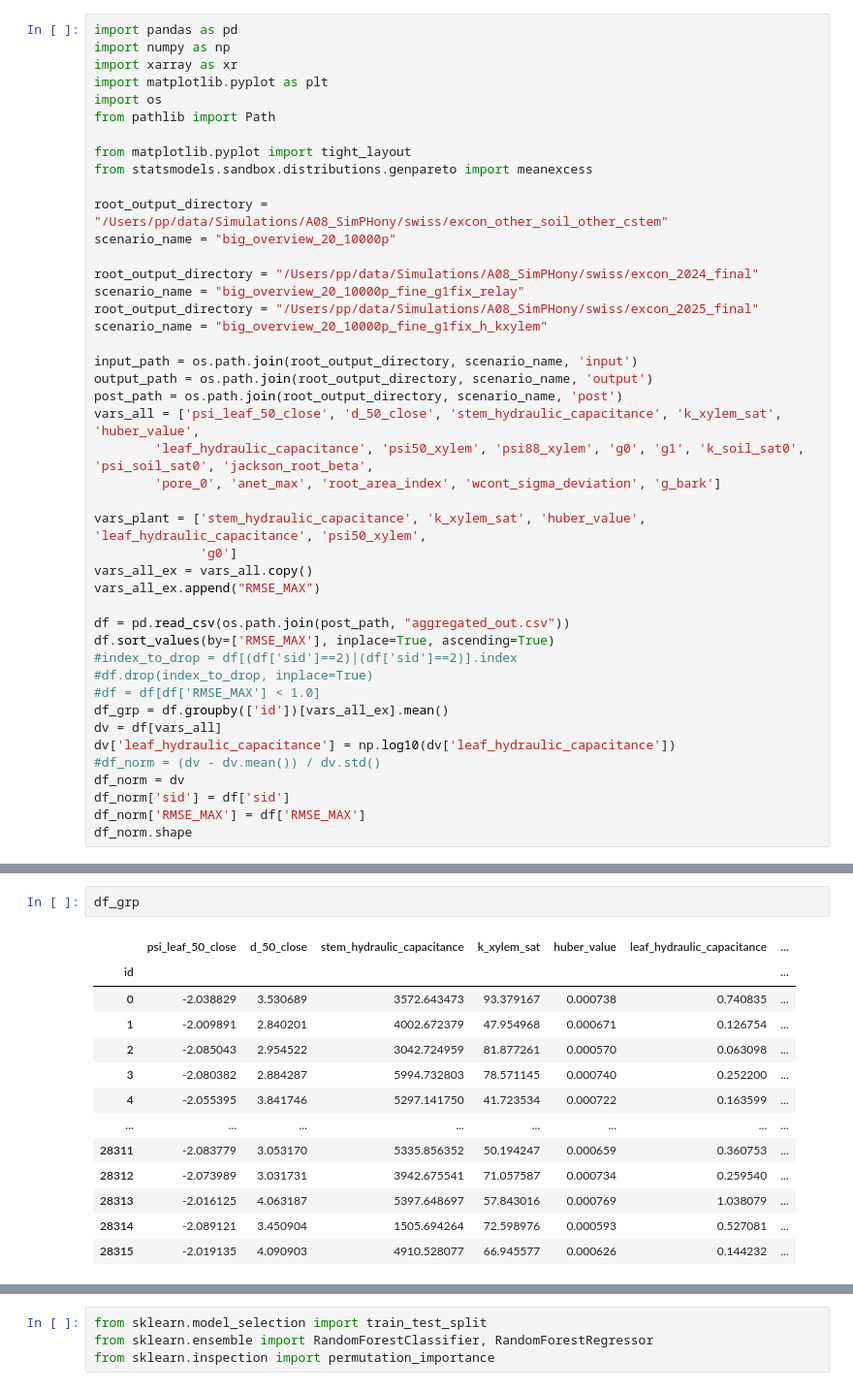
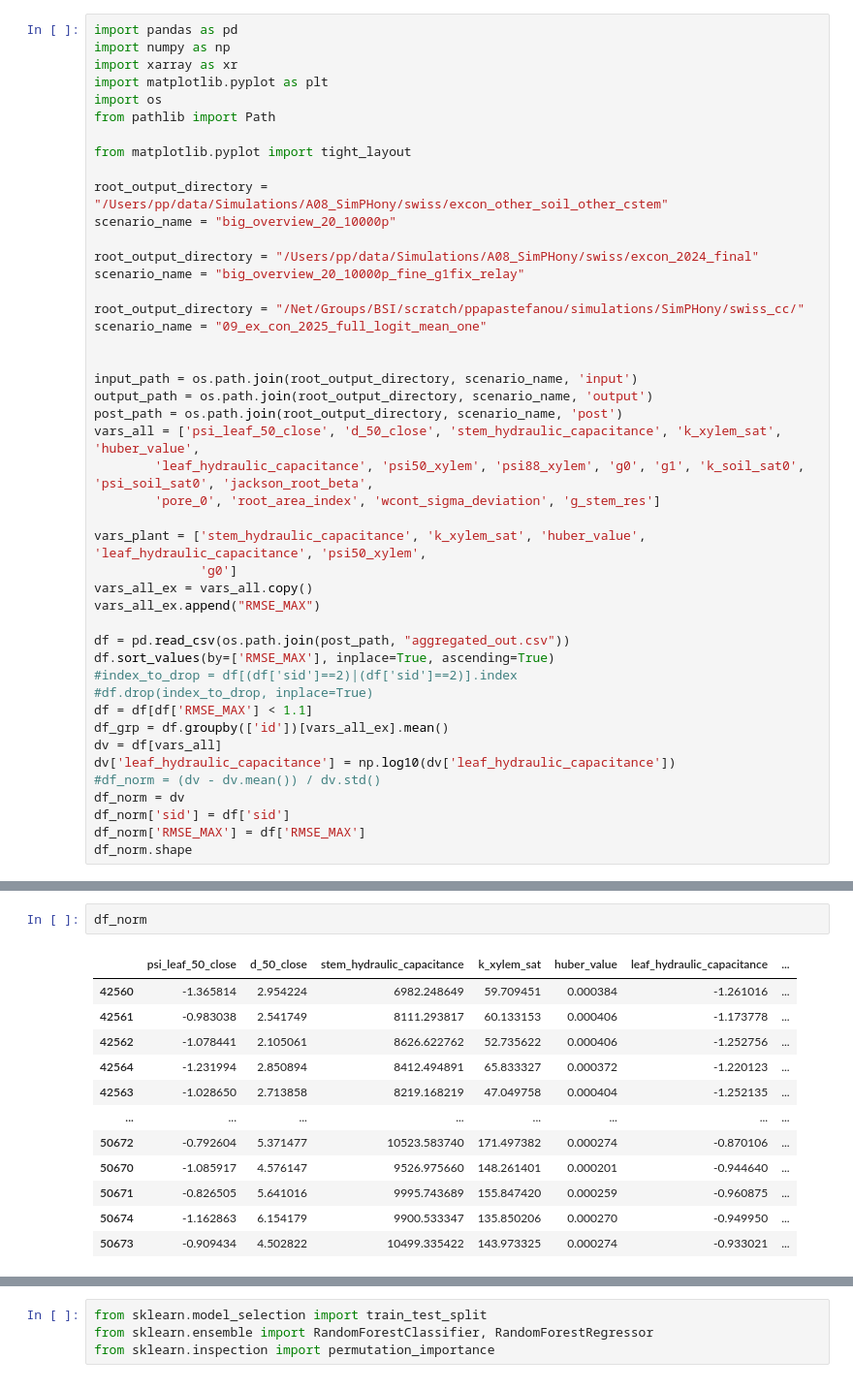
Before and after one commit to PhillipPapastefanou/SimPHony, a Jupyter notebook: appl/swiss/post_processing/ex_con/Figure_2_RF.ipynb, the cells around one changed output, grey strips where cells are left out. Shown at 97% size. Drawn from its saved outputs; the diff is of its cells as text.

```diff
--- a/appl/swiss/post_processing/ex_con/Figure_2_RF.ipynb
+++ b/appl/swiss/post_processing/ex_con/Figure_2_RF.ipynb
@@ -7,22 +7,23 @@ import os
 from pathlib import Path
 
 from matplotlib.pyplot import tight_layout
-from statsmodels.sandbox.distributions.genpareto import meanexcess
 
 root_output_directory = "/Users/pp/data/Simulations/A08_SimPHony/swiss/excon_other_soil_other_cstem"
 scenario_name = "big_overview_20_10000p"
 
 root_output_directory = "/Users/pp/data/Simulations/A08_SimPHony/swiss/excon_2024_final"
 scenario_name = "big_overview_20_10000p_fine_g1fix_relay"
-root_output_directory = "/Users/pp/data/Simulations/A08_SimPHony/swiss/excon_2025_final"
-scenario_name = "big_overview_20_10000p_fine_g1fix_h_kxylem"
+
+root_output_directory = "/Net/Groups/BSI/scratch/ppapastefanou/simulations/SimPHony/swiss_cc/"
+scenario_name = "09_ex_con_2025_full_logit_mean_one"
+
 
 input_path = os.path.join(root_output_directory, scenario_name, 'input')
 output_path = os.path.join(root_output_directory, scenario_name, 'output')
 post_path = os.path.join(root_output_directory, scenario_name, 'post')
 vars_all = ['psi_leaf_50_close', 'd_50_close', 'stem_hydraulic_capacitance', 'k_xylem_sat', 'huber_value',
         'leaf_hydraulic_capacitance', 'psi50_xylem', 'psi88_xylem', 'g0', 'g1', 'k_soil_sat0', 'psi_soil_sat0', 'jackson_root_beta',
-        'pore_0', 'anet_max', 'root_area_index', 'wcont_sigma_deviation', 'g_bark']
+        'pore_0', 'root_area_index', 'wcont_sigma_deviation', 'g_stem_res']
 
 vars_plant = ['stem_hydraulic_capacitance', 'k_xylem_sat', 'huber_value', 'leaf_hydraulic_capacitance', 'psi50_xylem',
               'g0']
@@ -33,7 +34,7 @@ df = pd.read_csv(os.path.join(post_path, "aggregated_out.csv"))
 df.sort_values(by=['RMSE_MAX'], inplace=True, ascending=True)
 #index_to_drop = df[(df['sid']==2)|(df['sid']==2)].index
 #df.drop(index_to_drop, inplace=True)
-#df = df[df['RMSE_MAX'] < 1.0]
+df = df[df['RMSE_MAX'] < 1.1]
 df_grp = df.groupby(['id'])[vars_all_ex].mean()
 dv = df[vars_all]
 dv['leaf_hydraulic_capacitance'] = np.log10(dv['leaf_hydraulic_capacitance'])
@@ -62,16 +63,15 @@ See the caveats in the documentation: https://pandas.pydata.org/pandas-docs/stab
 # %%
-df_grp
+df_norm
 # %% [output]
 |  | psi_leaf_50_close | d_50_close | stem_hydraulic_capacitance | k_xylem_sat | huber_value | leaf_hydraulic_capacitance | ... |
-| id |  |  |  |  |  |  | ... |
-| 0 | -2.038829 | 3.530689 | 3572.643473 | 93.379167 | 0.000738 | 0.740835 | ... |
-| 1 | -2.009891 | 2.840201 | 4002.672379 | 47.954968 | 0.000671 | 0.126754 | ... |
-| 2 | -2.085043 | 2.954522 | 3042.724959 | 81.877261 | 0.000570 | 0.063098 | ... |
-| 3 | -2.080382 | 2.884287 | 5994.732803 | 78.571145 | 0.000740 | 0.252200 | ... |
-| 4 | -2.055395 | 3.841746 | 5297.141750 | 41.723534 | 0.000722 | 0.163599 | ... |
+| 42560 | -1.365814 | 2.954224 | 6982.248649 | 59.709451 | 0.000384 | -1.261016 | ... |
+| 42561 | -0.983038 | 2.541749 | 8111.293817 | 60.133153 | 0.000406 | -1.173778 | ... |
+| 42562 | -1.078441 | 2.105061 | 8626.622762 | 52.735622 | 0.000406 | -1.252756 | ... |
+| 42564 | -1.231994 | 2.850894 | 8412.494891 | 65.833327 | 0.000372 | -1.220123 | ... |
+| 42563 | -1.028650 | 2.713858 | 8219.168219 | 47.049758 | 0.000404 | -1.252135 | ... |
 | ... | ... | ... | ... | ... | ... | ... | ... |
-| 28311 | -2.083779 | 3.053170 | 5335.856352 | 50.194247 | 0.000659 | 0.360753 | ... |
-| 28312 | -2.073989 | 3.031731 | 3942.675541 | 71.057587 | 0.000734 | 0.259540 | ... |
-| 28313 | -2.016125 | 4.063187 | 5397.648697 | 57.843016 | 0.000769 | 1.038079 | ... |
-| 28314 | -2.089121 | 3.450904 | 1505.694264 | 72.598976 | 0.000593 | 0.527081 | ... |
-| 28315 | -2.019135 | 4.090903 | 4910.528077 | 66.945577 | 0.000626 | 0.144232 | ... |
+| 50672 | -0.792604 | 5.371477 | 10523.583740 | 171.497382 | 0.000274 | -0.870106 | ... |
+| 50670 | -1.085917 | 4.576147 | 9526.975660 | 148.261401 | 0.000201 | -0.944640 | ... |
+| 50671 | -0.826505 | 5.641016 | 9995.743689 | 155.847420 | 0.000259 | -0.960875 | ... |
+| 50674 | -1.162863 | 6.154179 | 9900.533347 | 135.850206 | 0.000270 | -0.949950 | ... |
+| 50673 | -0.909434 | 4.502822 | 10499.335422 | 143.973325 | 0.000274 | -0.933021 | ... |
```
Also changed, not shown: parts of 14 cells of this notebook, 34 other files.
